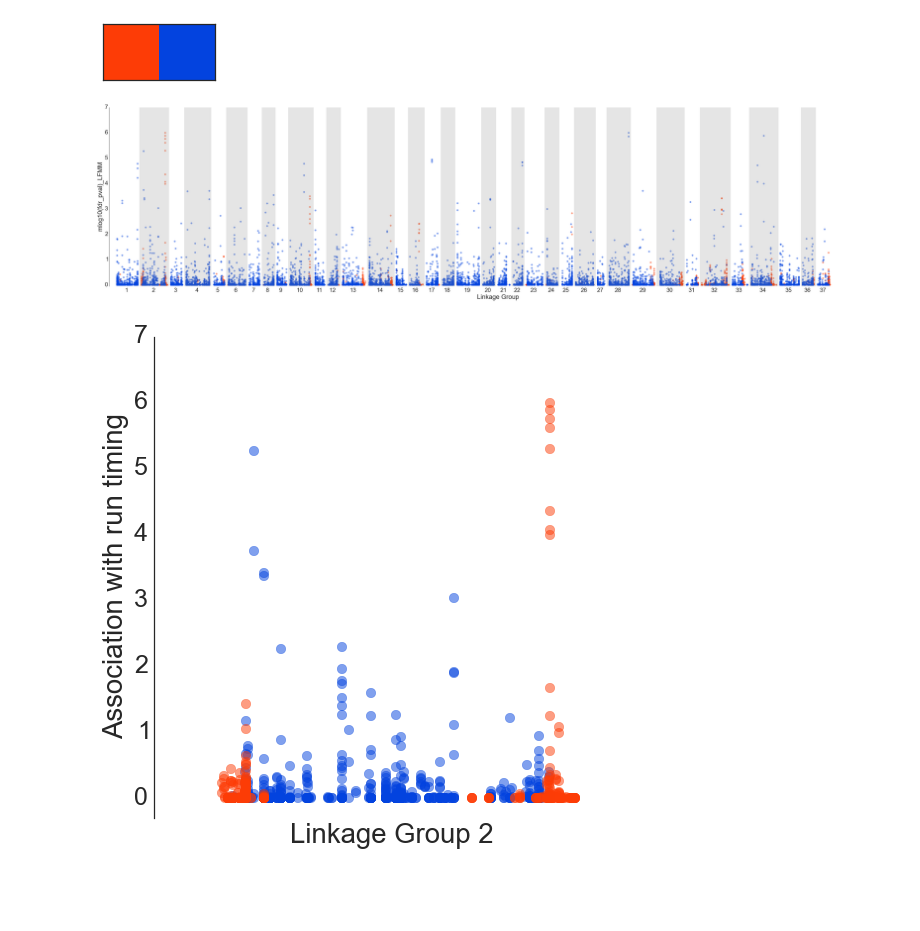
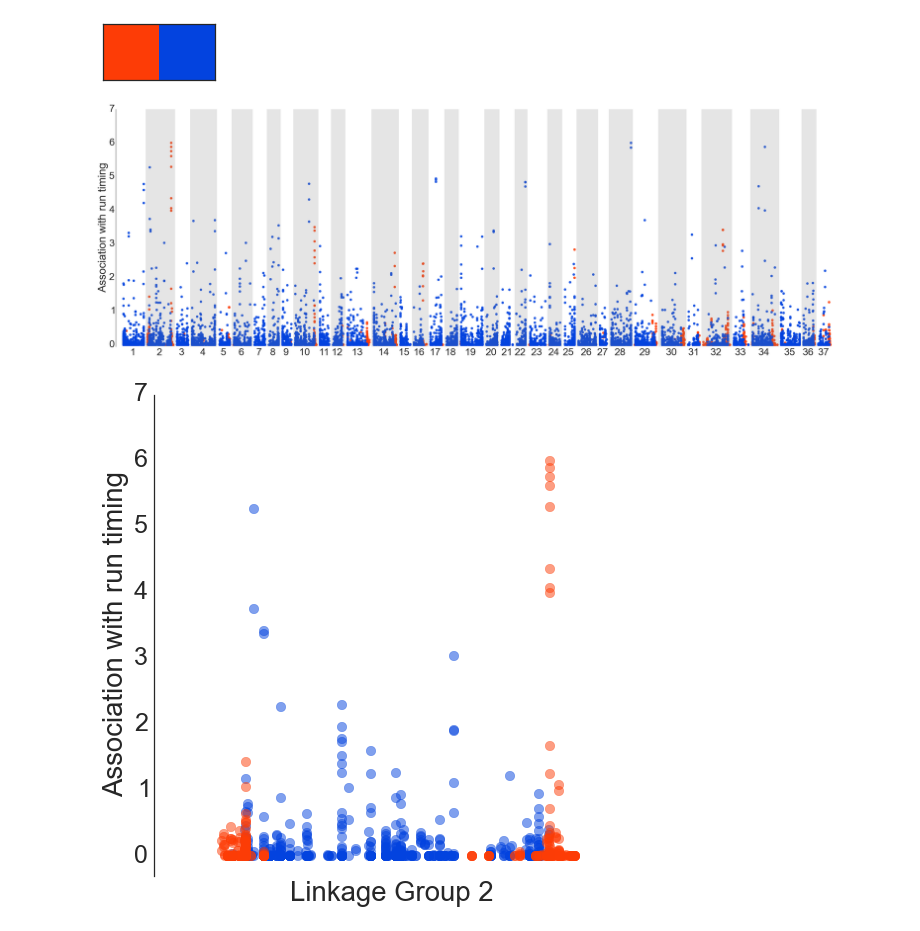
Before and after one commit to rwaples/chum_populations, a Jupyter notebook: LFMM dominance coding-Copy1.ipynb, the cells around one changed output. Cells and saved outputs as stored; diff of their text form; code cells hidden in the pictures; blank space fills up the shorter version.

Commit message:
thesis plots

```diff
--- a/LFMM dominance coding-Copy1.ipynb
+++ b/LFMM dominance coding-Copy1.ipynb
@@ -256,32 +256,32 @@ sns.palplot(sns.xkcd_palette(colors))
 # %% [output]
 [figure]
 # %%
-sns.set(font_scale=2.5, style = "white")
+sns.set(font_scale=4, style = "white")
 stat = 'mlog10(fdr_pval)_LFMM'
-kws = dict(s=50, linewidth=.5, alpha = .5)
+kws = dict(s=90, linewidth=.5, alpha = .9)
 
 
-g = sns.FacetGrid(data = genome_stats, sharex=False, hue_kws=dict(marker=["o", 'o']),
-           size = 12, aspect = 4, palette=sns.xkcd_palette(colors), hue = 'paralog')
+g = sns.FacetGrid(data = genome_stats, sharex=False, hue_kws=dict(marker=['o', 'o']),
+           size = 15, aspect = 3, palette=sns.xkcd_palette(colors), hue = 'paralog')
 g = (g.map(plt.scatter, 'cM_padded', 'mlog10(fdr_pval)_LFMM', **kws))
 
 g.set(xlim=-40, ylim = -.05)
 g.set(xticks=cumpos['cM_pad'][:37]-15 + np.diff(cumpos['cM_pad'])/2, xticklabels = np.arange(1, 38))
-g.set_axis_labels('Linkage Group', stat)
+g.set_axis_labels('', 'Association with run timing')
 sns.despine(left=False, bottom = True)
 
 currentLG = 1
 for idx, LG_box_left in enumerate(genome_stats.groupby('paper1_LG')['cM_pad'].mean().values[:36]):
     box_width = np.diff(genome_stats.groupby('paper1_LG')['cM_pad'].mean().values)[idx]
     if currentLG%2 == 0:
         currentAxis = plt.gca()
         currentAxis.add_patch(matplotlib.patches.Rectangle((LG_box_left-10, -5),  box_width, 20, alpha = .2, color = 'gray'))
     currentLG+=1
 
-#plt.savefig(os.path.join('paper', 'figures', 'LFMM_dom.png'))
+plt.savefig(os.path.join('paper', 'figures', 'LFMM_dom.defense.png'))
 plt.show()
 # %% [output]
-[figure, old version]
+[figure, new version]
 # %%
 sns.xkcd_palette(colors)
 # %%
```
Also changed, not shown: parts of 5 cells of this notebook, 2 other files.
